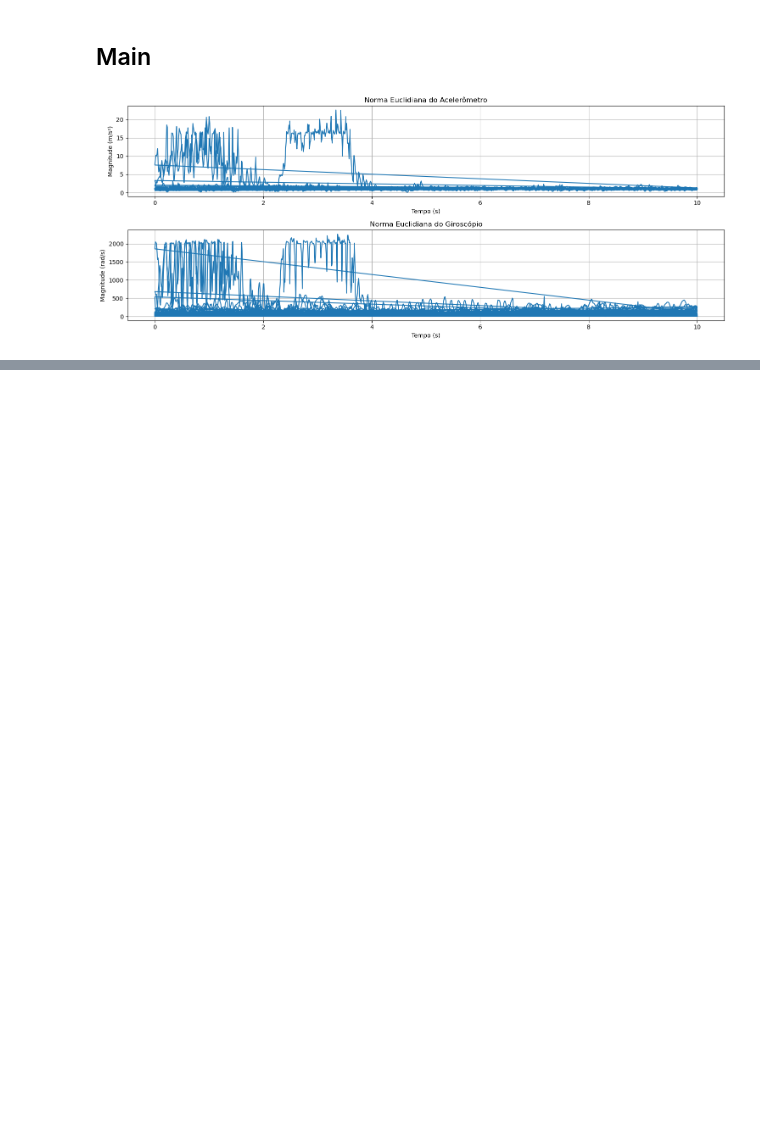
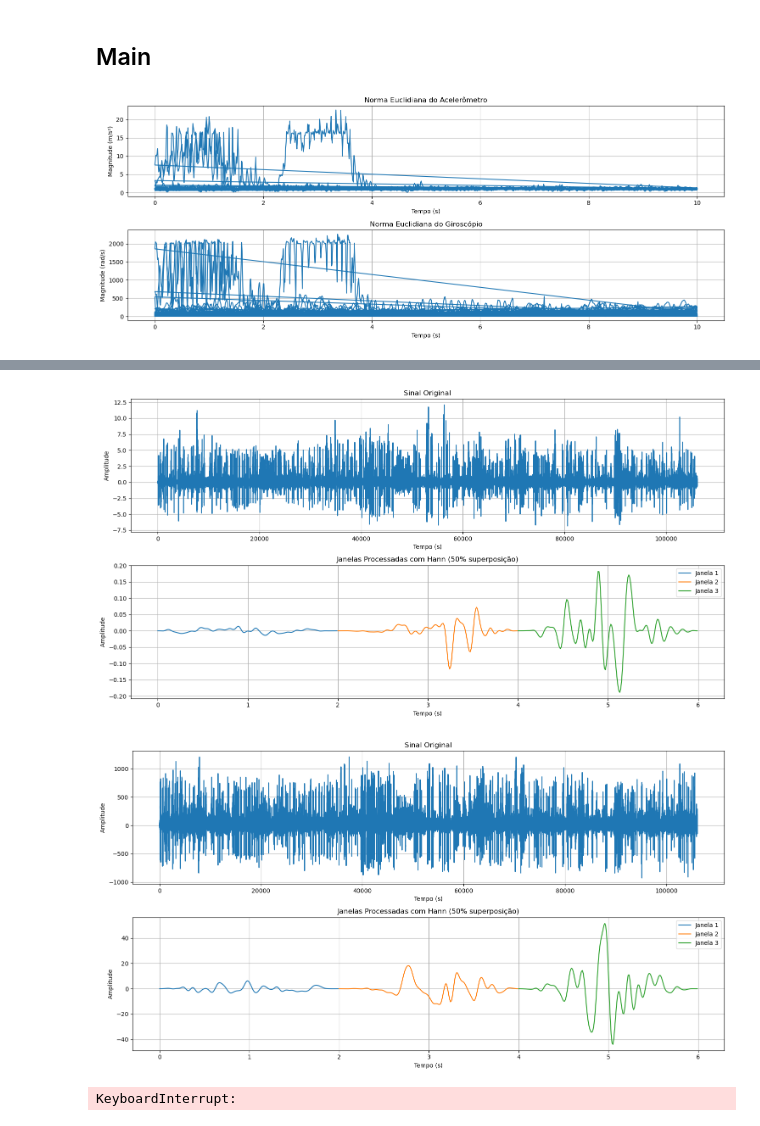
Before and after one commit to Reyso/PDS_MoveDogData, a Jupyter notebook: dog.ipynb, the cells around one changed output, grey strips where cells are left out. Cells and saved outputs as stored; diff of their text form; code cells hidden in the pictures; blank space fills up the shorter version.

```diff
--- a/dog.ipynb
+++ b/dog.ipynb
@@ -93,13 +93,13 @@ def plot_norms(t_sec, acc_norm, gyro_norm, sample_seconds=10):
     plt.tight_layout()
     plt.show()
 # %%
-def apply_hann_window(signal, fs=100):
+def apply_hann_window(input_signal, fs=100):
     """
     Aplica janelamento de Hann ao sinal com superposição de 50%.
 
     Parameters:
     ----------
-    signal: np.array
+    input_signal: np.array
         Sinal de entrada
     fs: int
         Frequência de amostragem em Hz
@@ -108,16 +108,19 @@ def apply_hann_window(signal, fs=100):
     --------
     list: Lista com as janelas processadas
     """
+    # Converter para numpy array se for pandas Series
+    signal_array = np.array(input_signal)
+
     # Calcula o tamanho da janela para 2 segundos
     window_size = 2 * fs  # 2 segundos * 100 Hz = 200 amostras
     step_size = window_size // 2  # 50% de superposição
 
     # Cria a janela de Hann
-    hann_window = signal.windows.hann(window_size)  # Agora usando signal.windows
+    hann_window = sg.windows.hann(window_size)  # Usando sg em vez de signal
 
     # Aplica o janelamento
     windowed_signals = []
-    for window in sliding_window(signal, window_size, step_size):
+    for window in sliding_window(signal_array, window_size, step_size):
         if len(window) == window_size:  # Garante que a janela está completa
             windowed_signals.append(window * hann_window)
 
@@ -157,7 +160,7 @@ def plot_windowed_signal(original_signal, windowed_signals, fs=100):
 
     # Plotar as primeiras 3 janelas
     for i, window in enumerate(windowed_signals[:3]):
-        plt.plot(t_window + i, window, label=f'Janela {i+1}')
+        plt.plot(t_window + i*2, window, label=f'Janela {i+1}')
 
     plt.title('Janelas Processadas com Hann (50% superposição)')
     plt.xlabel('Tempo (s)')
@@ -195,5 +495,10 @@ AttributeError: 'Series' object has no attribute 'windows'
 # %%
 
 # Visualizar os resultados
-plot_windowed_signal(acc_norm, acc_windowed)
-plot_windowed_signal(gyro_norm, gyro_windowed)
+#plot_windowed_signal(acc_norm, acc_windowed)
+#plot_windowed_signal(gyro_norm, gyro_windowed)
+plot_windowed_signal(acc_filtered, acc_windowed)
+plot_windowed_signal(gyro_filtered, gyro_windowed)
+# %% [output]
+[figure, added]
+[figure, added]
@@ -199,0 +513,6 @@ plot_windowed_signal(gyro_norm, gyro_windowed)
+# %%
+
+# Associar comportamentos às janelas
+window_behaviors, stats = assign_behaviors_to_windows(df, window_indices)
+# %% [output]
+KeyboardInterrupt:
```
Also changed, not shown: parts of 17 cells of this notebook.
